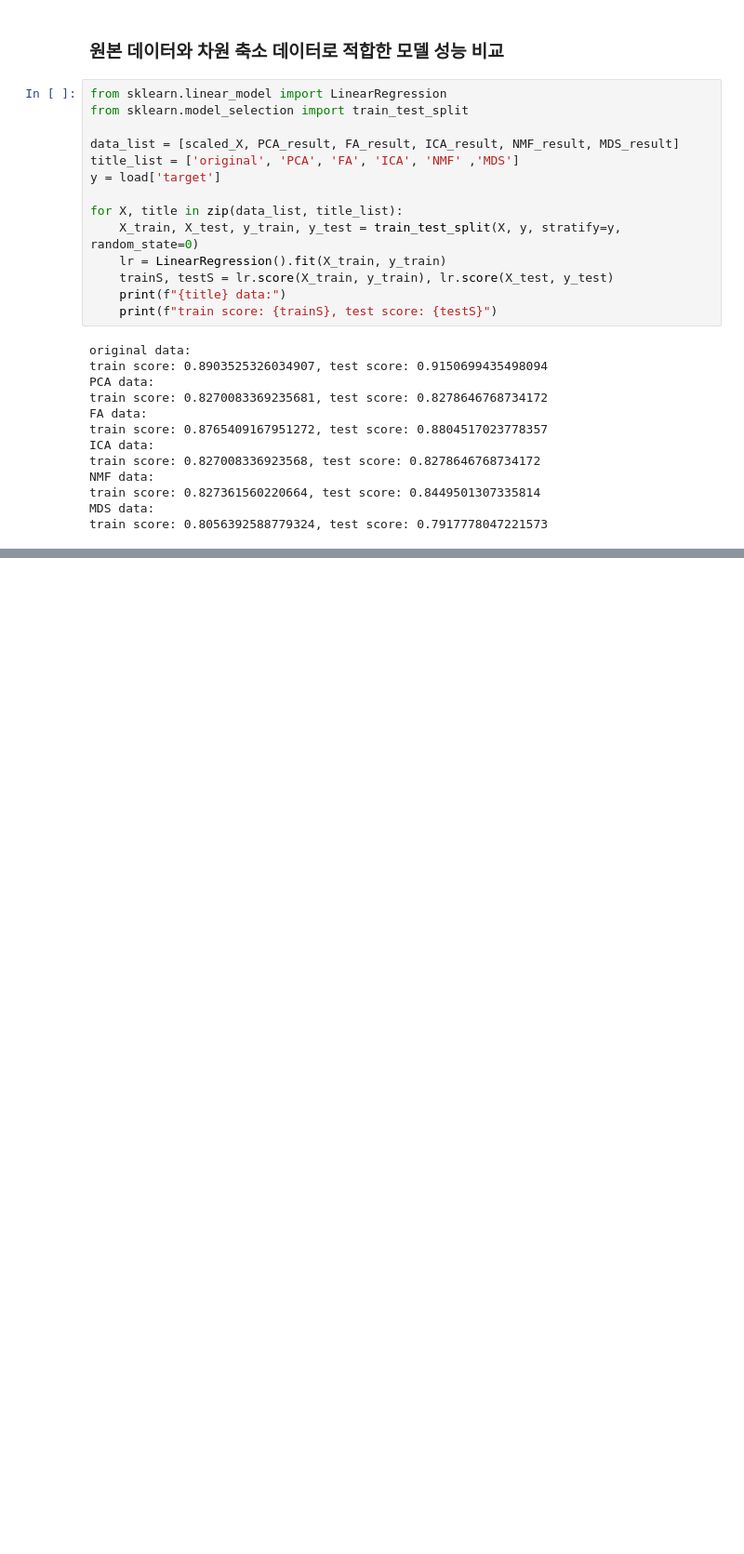
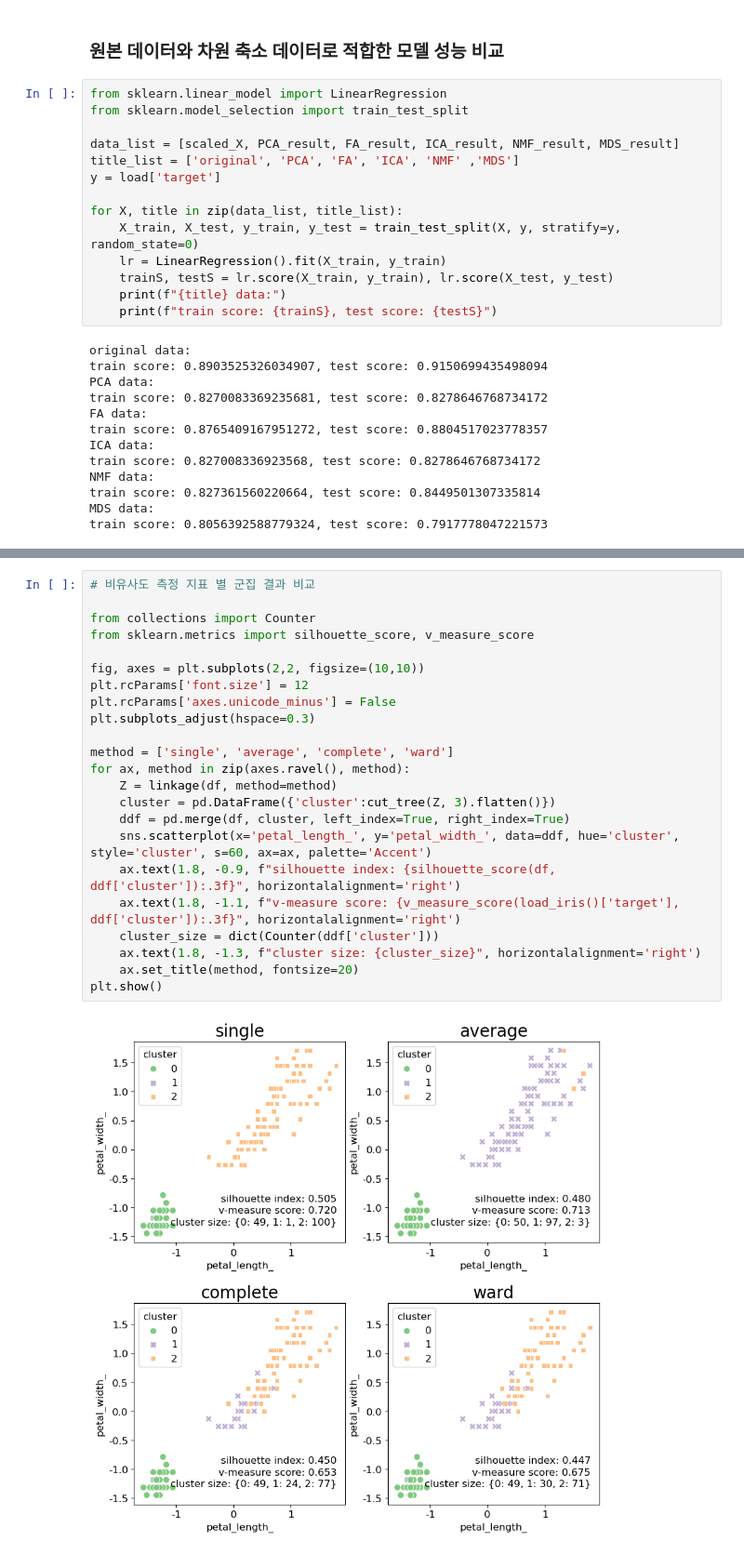
Before and after one commit to klee30810/ADP-study, a Jupyter notebook: codebook/Chap 10. Unsupervised Learning.ipynb, the cells around one changed output, grey strips where cells are left out. Shown at 93% size. Cells and saved outputs as stored; diff of their text form; blank space fills up the shorter version.

```diff
--- a/codebook/Chap 10. Unsupervised Learning.ipynb
+++ b/codebook/Chap 10. Unsupervised Learning.ipynb
@@ -379,0 +444,25 @@ train score: 0.8056392588779324, test score: 0.7917778047221573
+# %%
+# 비유사도 측정 지표 별 군집 결과 비교
+
+from collections import Counter
+from sklearn.metrics import silhouette_score, v_measure_score
+
+fig, axes = plt.subplots(2,2, figsize=(10,10))
+plt.rcParams['font.size'] = 12
+plt.rcParams['axes.unicode_minus'] = False
+plt.subplots_adjust(hspace=0.3)
+
+method = ['single', 'average', 'complete', 'ward']
+for ax, method in zip(axes.ravel(), method):
+    Z = linkage(df, method=method)
+    cluster = pd.DataFrame({'cluster':cut_tree(Z, 3).flatten()})
+    ddf = pd.merge(df, cluster, left_index=True, right_index=True)
+    sns.scatterplot(x='petal_length_', y='petal_width_', data=ddf, hue='cluster', style='cluster', s=60, ax=ax, palette='Accent')
+    ax.text(1.8, -0.9, f"silhouette index: {silhouette_score(df, ddf['cluster']):.3f}", horizontalalignment='right')
+    ax.text(1.8, -1.1, f"v-measure score: {v_measure_score(load_iris()['target'], ddf['cluster']):.3f}", horizontalalignment='right')
+    cluster_size = dict(Counter(ddf['cluster']))
+    ax.text(1.8, -1.3, f"cluster size: {cluster_size}", horizontalalignment='right')
+    ax.set_title(method, fontsize=20)
+plt.show()
+# %% [output]
+[figure, added]
```
Also changed, not shown: parts of 27 cells of this notebook.
